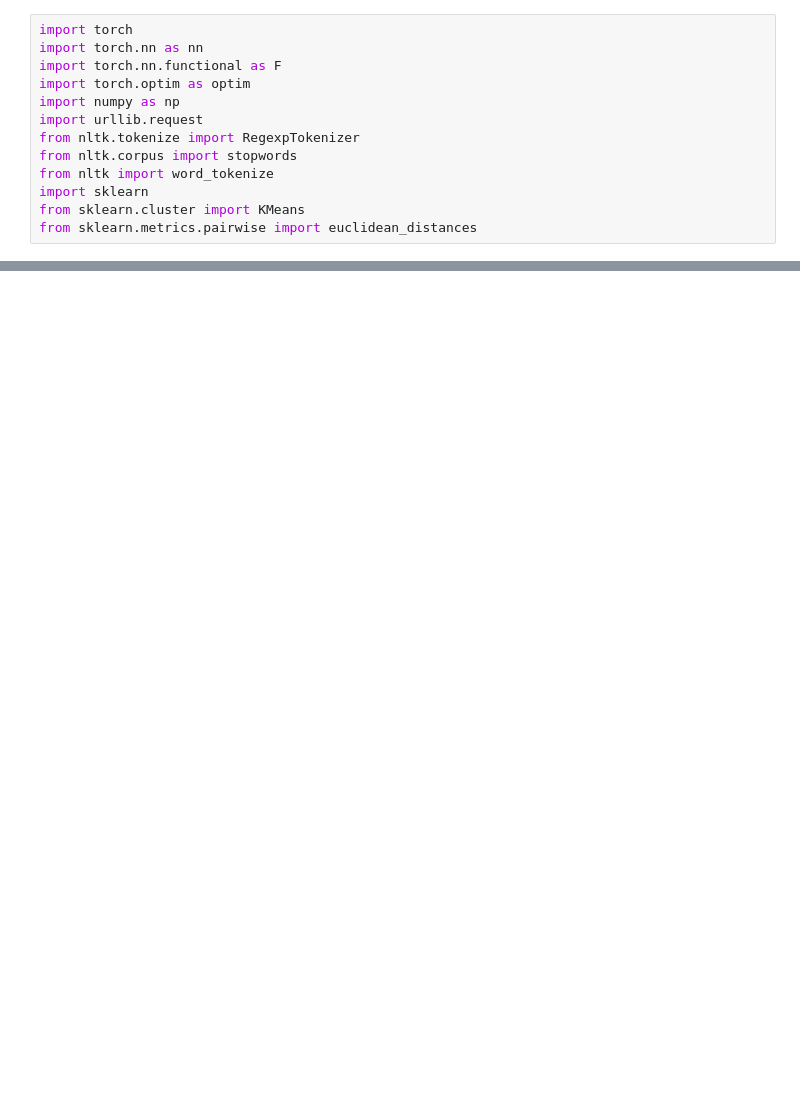
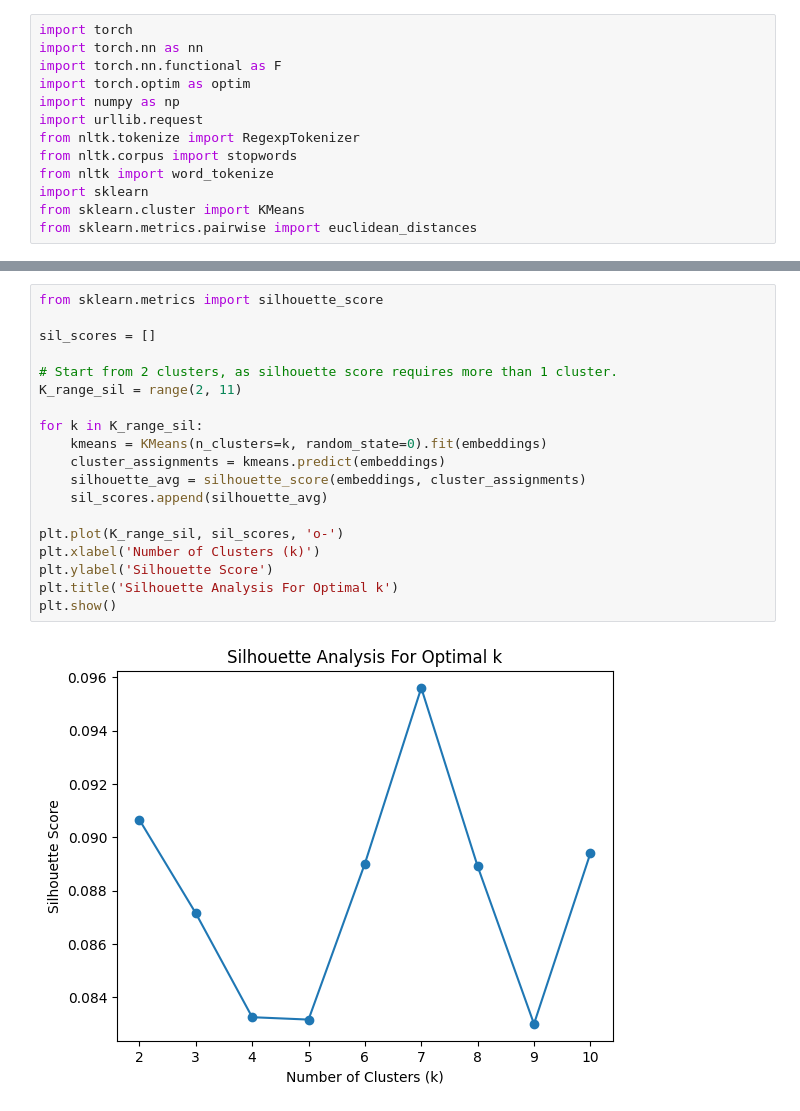
Before and after one commit to ikaankeskin/word2vec, a Jupyter notebook: testbasket/CBOW.ipynb, the cells around one changed output, grey strips where cells are left out. Drawn from its saved outputs; the diff is of its cells as text; blank space fills up the shorter version.

```diff
--- a/testbasket/CBOW.ipynb
+++ b/testbasket/CBOW.ipynb
@@ -206,0 +301,21 @@ Foe:
+# %%
+from sklearn.metrics import silhouette_score
+
+sil_scores = []
+
+# Start from 2 clusters, as silhouette score requires more than 1 cluster.
+K_range_sil = range(2, 11)
+
+for k in K_range_sil:
+    kmeans = KMeans(n_clusters=k, random_state=0).fit(embeddings)
+    cluster_assignments = kmeans.predict(embeddings)
+    silhouette_avg = silhouette_score(embeddings, cluster_assignments)
+    sil_scores.append(silhouette_avg)
+
+plt.plot(K_range_sil, sil_scores, 'o-')
+plt.xlabel('Number of Clusters (k)')
+plt.ylabel('Silhouette Score')
+plt.title('Silhouette Analysis For Optimal k')
+plt.show()
+# %% [output]
+[figure, added]
```
Also changed, not shown: parts of 9 cells of this notebook, 2 other files.
